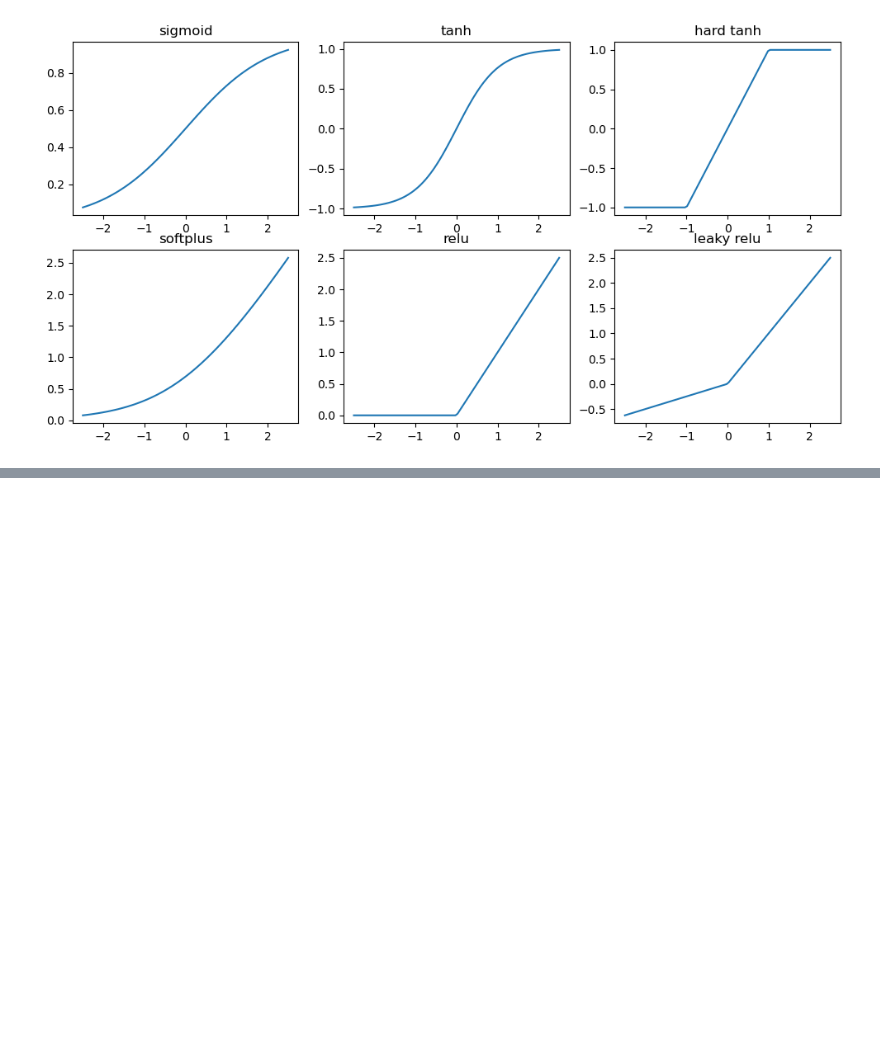
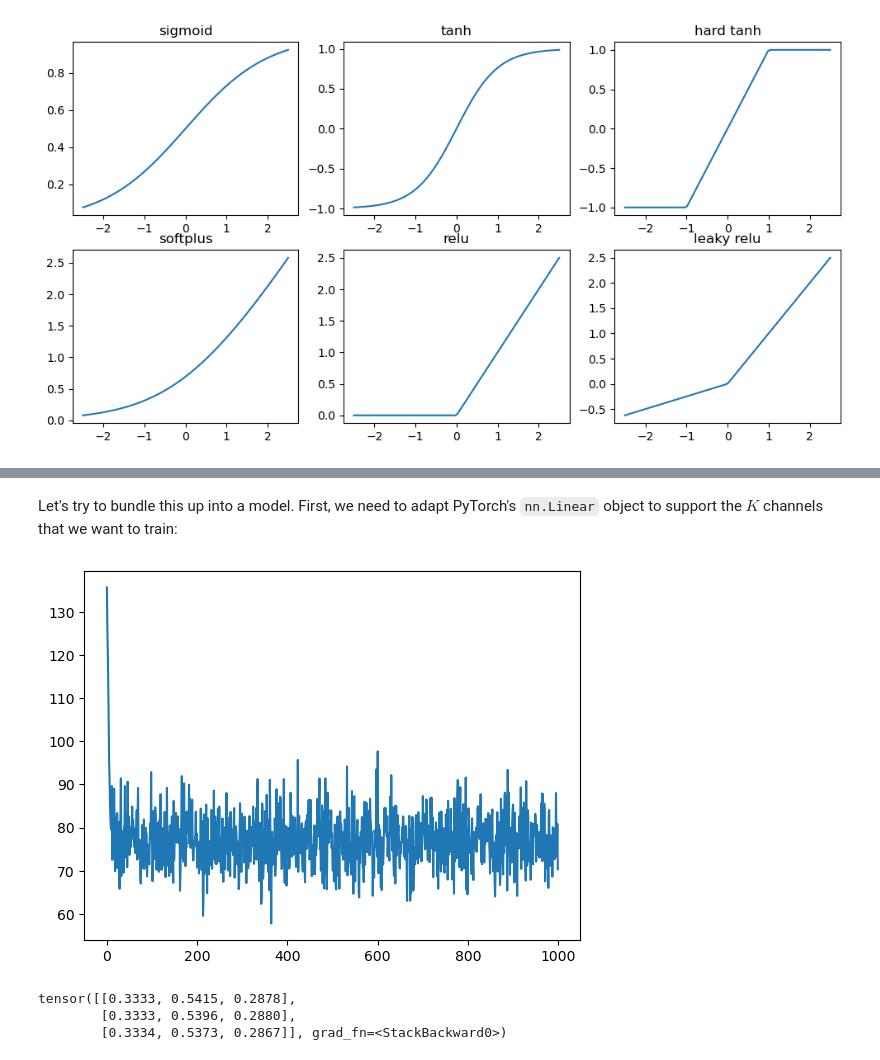
Before and after one commit to BenAF002/data_science, a Jupyter notebook: bishop_dl/ch6_deepNN.ipynb, the cells around one changed output, grey strips where cells are left out. Saved outputs shown, nothing was run; the diff lists cells and outputs as text; code cells hidden in the pictures; blank space fills up the shorter version.

```diff
--- a/bishop_dl/ch6_deepNN.ipynb
+++ b/bishop_dl/ch6_deepNN.ipynb
@@ -134,0 +342,32 @@ plt.show();
+# %%
+import torch.distributions as dist
+def gmm_loss(res):
+    t = res[:, :, 0]
+    pi = res[:, :, 1]
+    mu = res[:, :, 2]
+    sigma = res[:, :, 3]
+
+    gaussian = dist.Normal(mu, sigma)  # normal dist for each channel
+    log_probs = gaussian.log_prob(t) + torch.log(pi)  # equiv ln(pi * p(t))
+
+    # sum over channels & observations (dim=0) and (dim=1)
+    loss = -(log_probs).sum()
+    return loss
+# %% [markdown]
+Let's try to bundle this up into a model. First, we need to adapt PyTorch's `nn.Linear` object to support the $K$ channels that we want to train:
+# %%
+class ChannelLinear(nn.Module):
+    def __init__(self, in_features, out_features, K=3):
+        super().__init__()
+        # create separate linear layers for each channel
+        self.channels = nn.ModuleList([
+            nn.Linear(in_features, out_features)
+            for _ in range(K)
+        ])
+
+    def forward(self, x):
+        x = x.type(torch.FloatTensor)
+        res = torch.stack([
+            self.channels[i](x[i]) for i in range(len(self.channels))  # this enables each channel to take a sequential input
+        ], dim=0)  # [K, batch_size, out_features]
+        return res
@@ -134,0 +428,8 @@ plt.show();
+# %%
+model = gmmNet(n_hidden=16, K=3)
+# %%
+model.train(t, x, lr=0.001, epochs=1000, batch_size=20)
+# %%
+plt.plot(model.losses);
+# %% [output]
+[figure, added]
@@ -134,0 +438,6 @@ plt.show();
+# %%
+params
+# %% [output]
+tensor([[0.3333, 0.5415, 0.2878],
+        [0.3333, 0.5396, 0.2880],
+        [0.3334, 0.5373, 0.2867]], grad_fn=<StackBackward0>)
```
Also changed, not shown: parts of 46 cells of this notebook, 5 other files.
